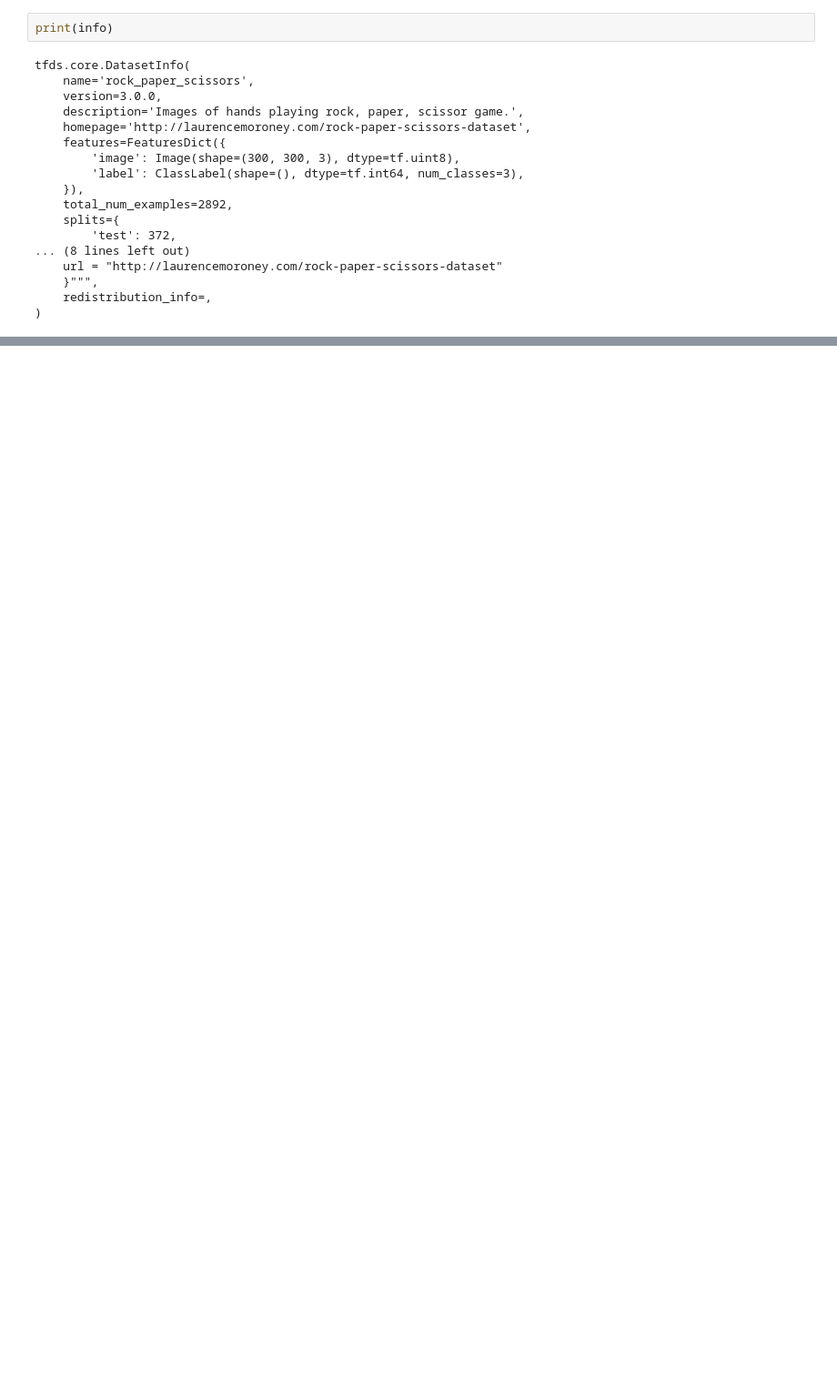
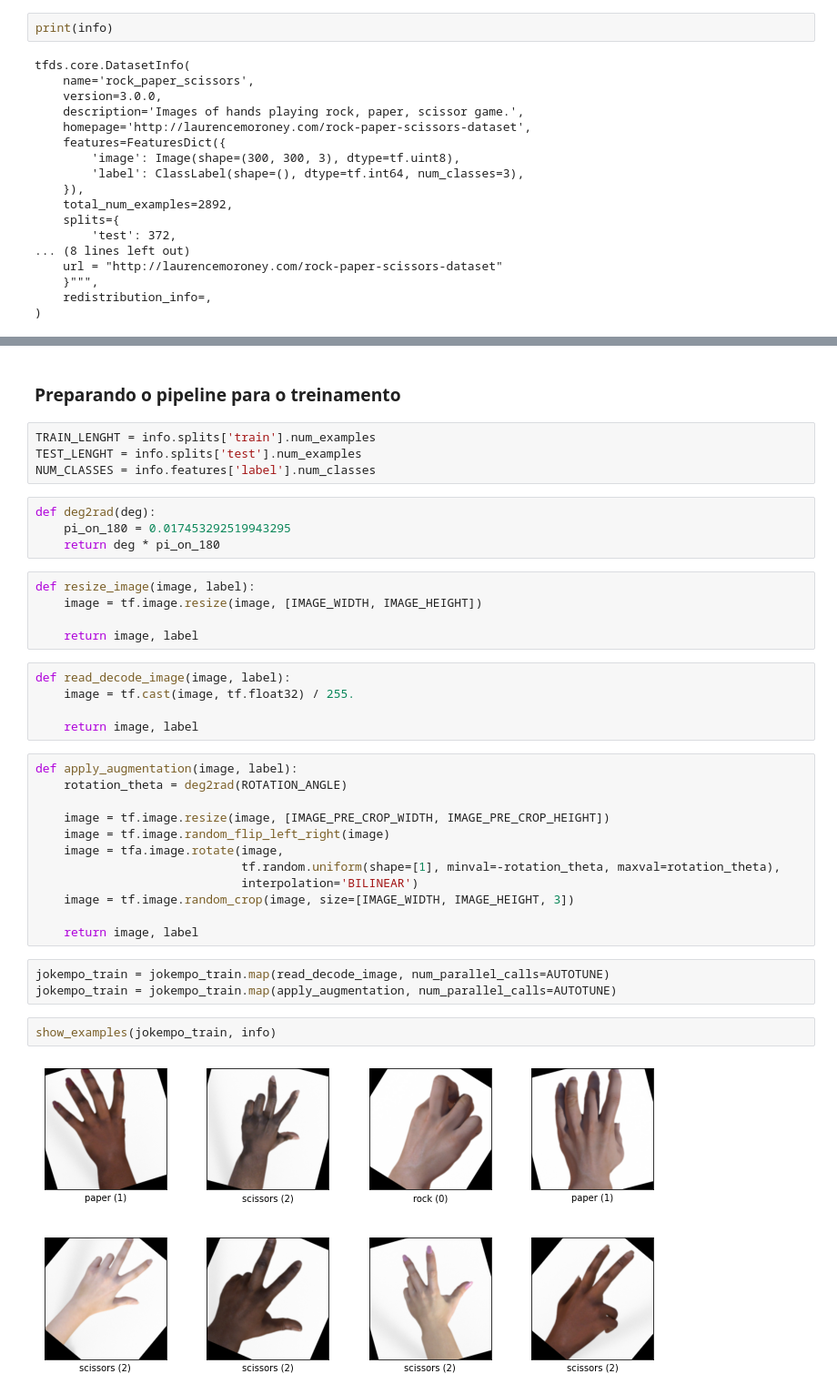
Before and after one commit to alcunha/transfer-learning-with-tfhub, a Jupyter notebook: Transfer-Learning-with-TensorflowHub.ipynb, the cells around one changed output, grey strips where cells are left out. Shown at 91% size. Cells and saved outputs as stored; diff of their text form; blank space fills up the shorter version.

```diff
--- a/Transfer-Learning-with-TensorflowHub.ipynb
+++ b/Transfer-Learning-with-TensorflowHub.ipynb
@@ -35,0 +68,39 @@ plt.close()
+# %% [markdown]
+### Preparando o pipeline para o treinamento
+# %%
+TRAIN_LENGHT = info.splits['train'].num_examples
+TEST_LENGHT = info.splits['test'].num_examples
+NUM_CLASSES = info.features['label'].num_classes
+# %%
+def deg2rad(deg):
+    pi_on_180 = 0.017453292519943295
+    return deg * pi_on_180
+# %%
+def resize_image(image, label):
+    image = tf.image.resize(image, [IMAGE_WIDTH, IMAGE_HEIGHT])
+
+    return image, label
+# %%
+def read_decode_image(image, label):
+    image = tf.cast(image, tf.float32) / 255.
+
+    return image, label
+# %%
+def apply_augmentation(image, label):
+    rotation_theta = deg2rad(ROTATION_ANGLE)
+
+    image = tf.image.resize(image, [IMAGE_PRE_CROP_WIDTH, IMAGE_PRE_CROP_HEIGHT])
+    image = tf.image.random_flip_left_right(image)
+    image = tfa.image.rotate(image,
+                             tf.random.uniform(shape=[1], minval=-rotation_theta, maxval=rotation_theta),
+                             interpolation='BILINEAR')
+    image = tf.image.random_crop(image, size=[IMAGE_WIDTH, IMAGE_HEIGHT, 3])
+
+    return image, label
+# %%
+jokempo_train = jokempo_train.map(read_decode_image, num_parallel_calls=AUTOTUNE)
+jokempo_train = jokempo_train.map(apply_augmentation, num_parallel_calls=AUTOTUNE)
+# %%
+show_examples(jokempo_train, info)
+# %% [output]
+[figure, added]
```
Also changed, not shown: parts of 24 cells of this notebook.
